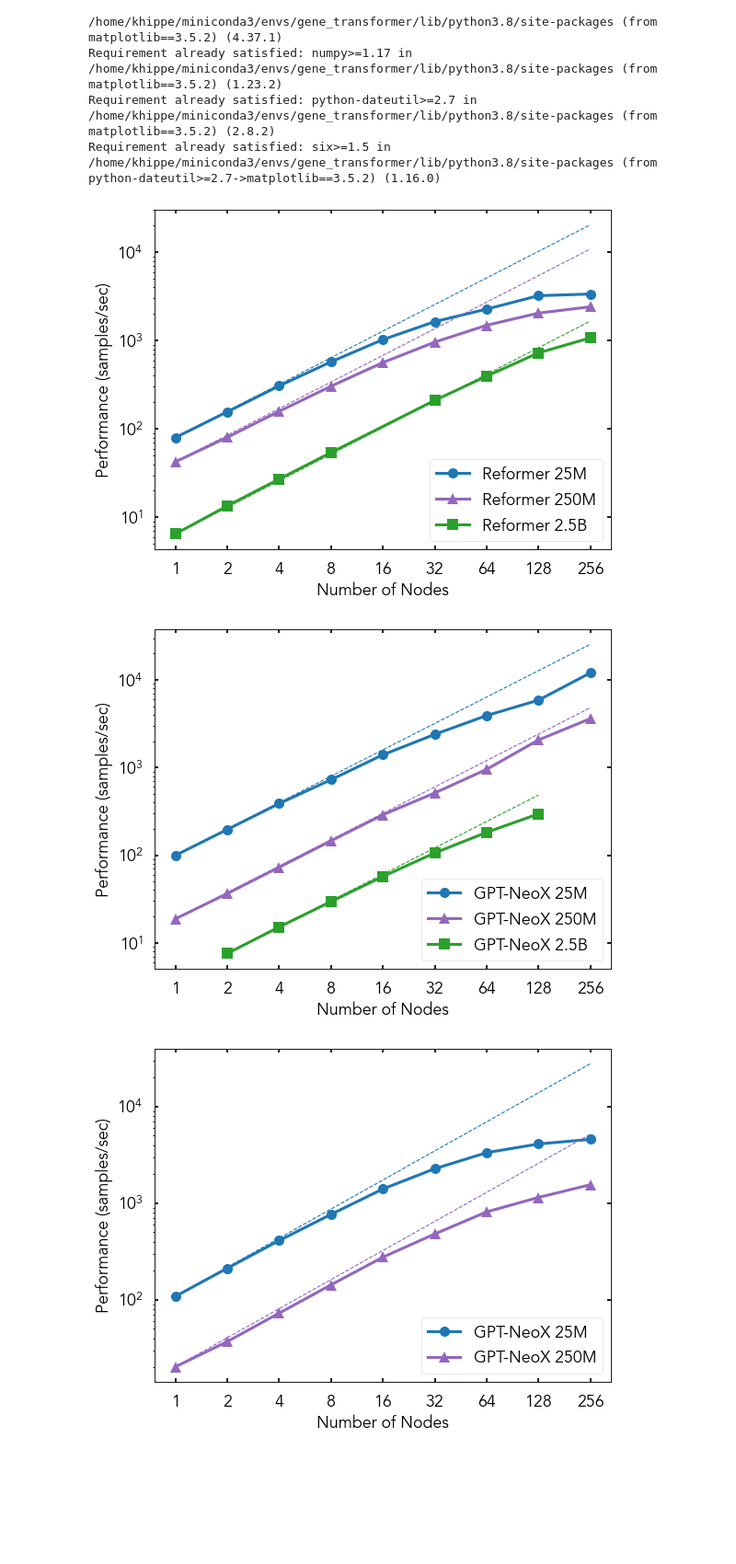
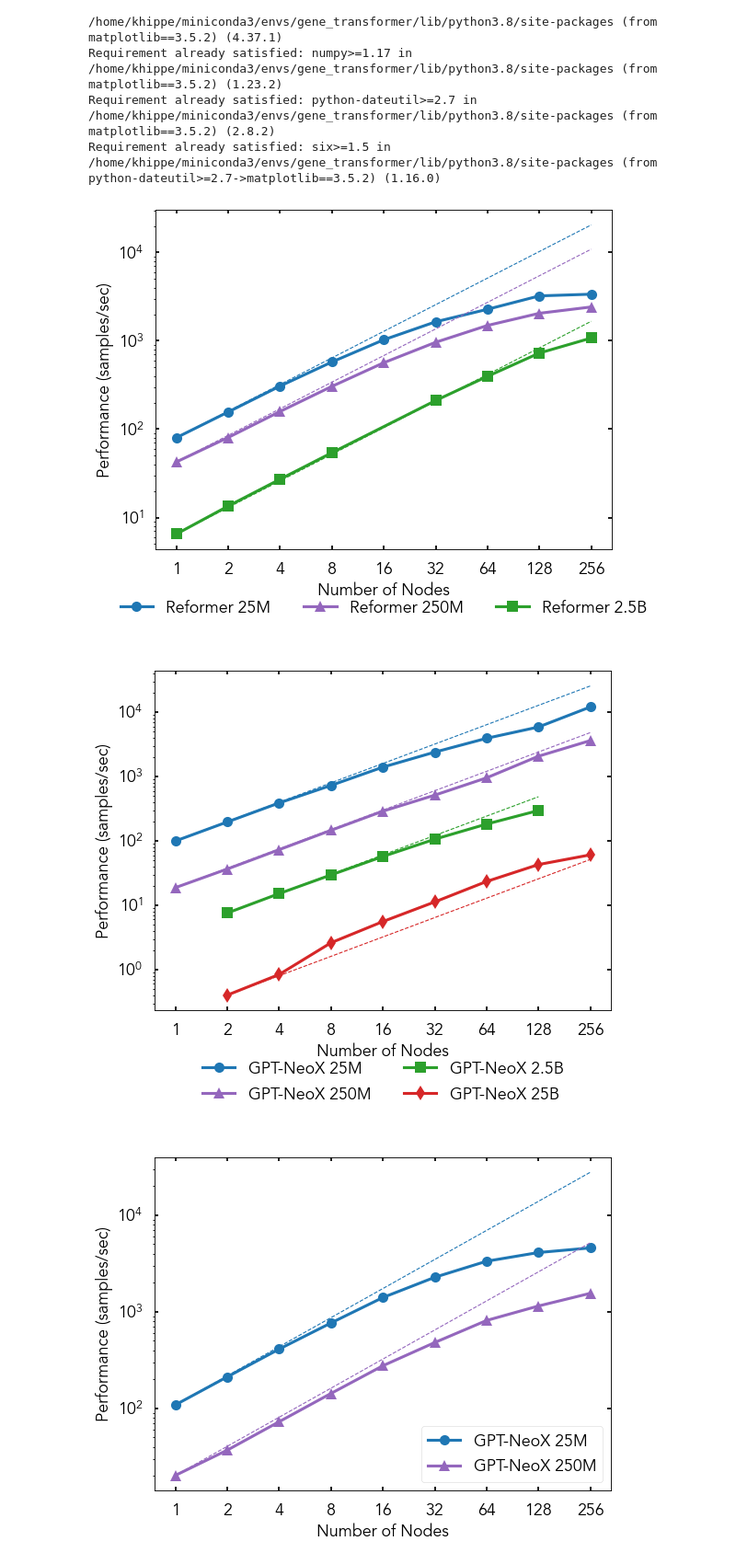
Before and after one commit to ramanathanlab/genslm, a Jupyter notebook: examples/perlmutter/study-perf/perf_scaling.ipynb, the cells around one changed output. Shown at 92% size. Drawn from its saved outputs; the diff is of its cells as text; code cells hidden in the pictures; blank space fills up the shorter version.

```diff
--- a/examples/perlmutter/study-perf/perf_scaling.ipynb
+++ b/examples/perlmutter/study-perf/perf_scaling.ipynb
@@ -52,6 +52,9 @@ def _plot_scaling_performance(
         nodes = experiment["nodes"]
         throughputs = experiment["thoughputs"]
 
+        # if name == "GPT-NeoX 25B":
+        #     ideal = [throughputs[3]/16]
+        # else:
         ideal = [throughputs[0]]
         for i in range(1, len(nodes)):
             factor = nodes[i] // nodes[i-1]
@@ -66,7 +69,7 @@ def _plot_scaling_performance(
     ax.set_xticklabels(node_range)
 
     # Set legend
-    plt.legend(loc="lower right")
+    plt.legend(loc="upper center", ncol=2, title="", frameon=False, bbox_to_anchor=(0.5, -0.05), borderpad=1.5)
 
 def plot_scaling_performance(
     experiments: Dict[str, Dict[str, Any]],
@@ -103,36 +106,42 @@ plot_scaling_performance(experiments, node_range)
 save_fig("figures/perlmutter-reformer-scaling.png")
 plt.show()
 # %% [output]
-[figure, old version]
+[figure, new version]
 # %%
 experiments = {
     "GPT-NeoX 25M": {
         "color": "tab:blue",
         "marker": "o",
         "nodes": [1.0, 2.0, 4.0, 8.0, 16.0, 32.0, 64.0, 128.0, 256.0],
         "thoughputs": [99.69, 196.89, 388.69, 727.55, 1399.26, 2393.12, 3924.46, 5877.20, 12038.14],
     },
     "GPT-NeoX 250M": {
         "color": "tab:purple",
         "marker": "^",
         "nodes": [1.0, 2.0, 4.0, 8.0, 16.0, 32.0, 64.0, 128.0, 256.0],
         "thoughputs": [18.8, 36.57, 73.03, 146.14, 289.31, 513.41, 954.06, 2067.22, 3616.43],
     },
     "GPT-NeoX 2.5B": {
         "color": "tab:green",
         "marker": "s",
         "nodes": [ 2.0, 4.0, 8.0, 16.0, 32.0, 64.0, 128.0],
         "thoughputs": [7.58, 15.18, 29.59, 57.24, 106.18, 182.48, 296.30],
     },
+    "GPT-NeoX 25B": {
+        "color": "tab:red",
+        "marker": "d",
+        "nodes": [2.0, 4.0, 8.0, 16.0, 32.0, 64.0, 128.0, 256.0],
+        "thoughputs": [0.402, 0.841, 2.615, 5.582, 11.262, 23.401, 42.86, 60.661],
+    }
 }
 
 node_range = [1, 2, 4, 8, 16, 32, 64, 128, 256]
 
 plot_scaling_performance(experiments, node_range)
 save_fig("figures/polaris-gptneox-scaling.png")
 plt.show()
 # %% [output]
-[figure, old version]
+[figure, new version]
 # %%
 experiments = {
     "GPT-NeoX 25M": {
```
Also changed, not shown: 2 other files.
